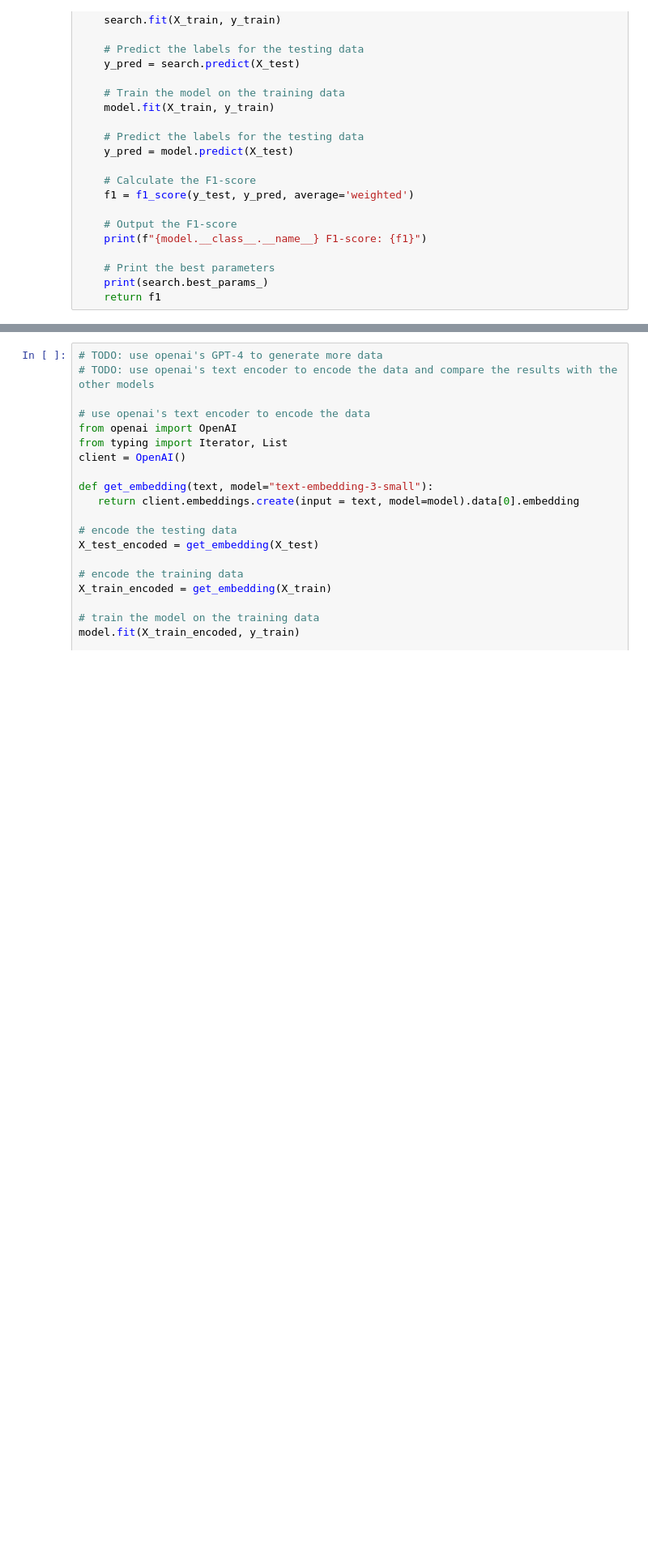
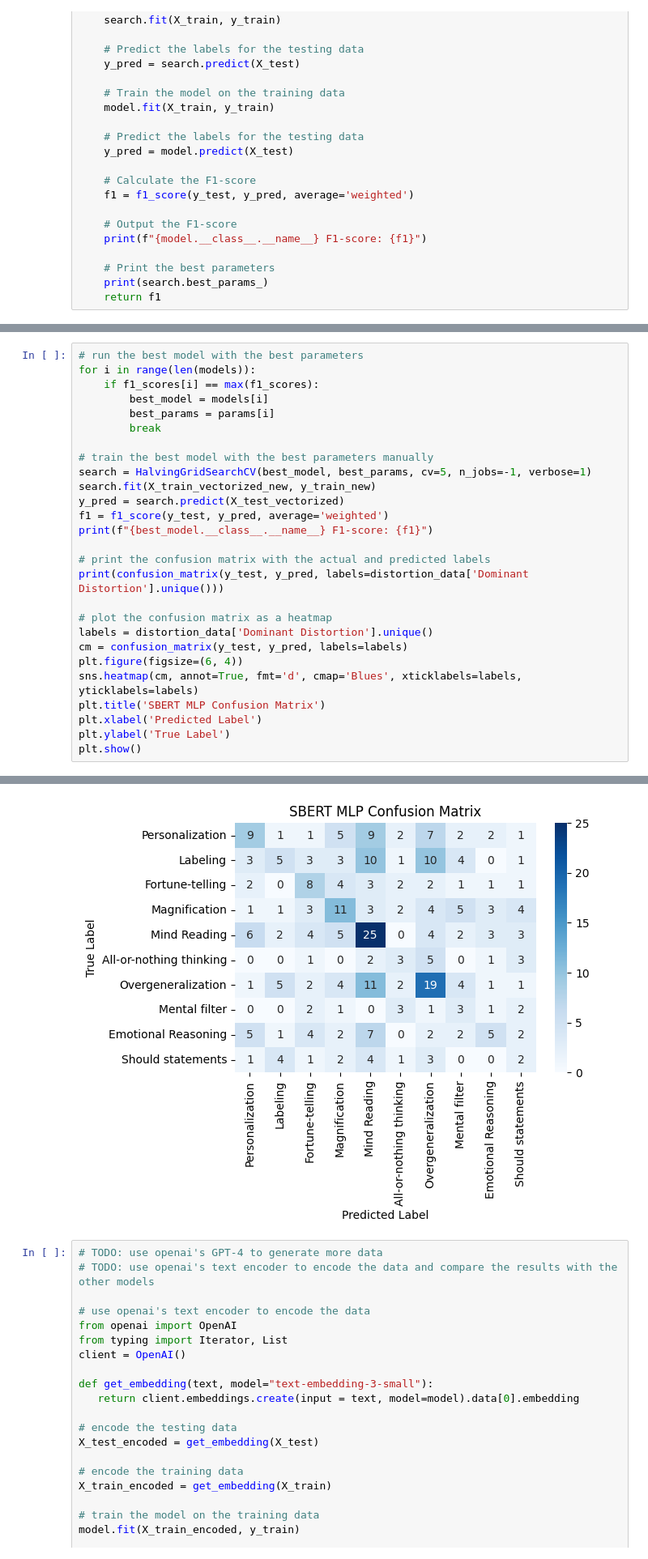
Before and after one commit to cmulholla/QUEST-Distortions, a Jupyter notebook: genDistortionClassification.ipynb, the cells around one changed output, grey strips where cells are left out. Shown: that part at 81% size. Saved outputs shown, nothing was run; the diff lists cells and outputs as text; blank space fills up the shorter version.

```diff
--- a/genDistortionClassification.ipynb
+++ b/genDistortionClassification.ipynb
@@ -323,0 +304,28 @@ plt.show()
+# %%
+# run the best model with the best parameters
+for i in range(len(models)):
+    if f1_scores[i] == max(f1_scores):
+        best_model = models[i]
+        best_params = params[i]
+        break
+
+# train the best model with the best parameters manually
+search = HalvingGridSearchCV(best_model, best_params, cv=5, n_jobs=-1, verbose=1)
+search.fit(X_train_vectorized_new, y_train_new)
+y_pred = search.predict(X_test_vectorized)
+f1 = f1_score(y_test, y_pred, average='weighted')
+print(f"{best_model.__class__.__name__} F1-score: {f1}")
+
+# print the confusion matrix with the actual and predicted labels
+print(confusion_matrix(y_test, y_pred, labels=distortion_data['Dominant Distortion'].unique()))
+
+# plot the confusion matrix as a heatmap
+labels = distortion_data['Dominant Distortion'].unique()
+cm = confusion_matrix(y_test, y_pred, labels=labels)
+plt.figure(figsize=(6, 4))
+sns.heatmap(cm, annot=True, fmt='d', cmap='Blues', xticklabels=labels, yticklabels=labels)
+plt.title('SBERT MLP Confusion Matrix')
+plt.xlabel('Predicted Label')
+plt.ylabel('True Label')
+plt.show()
+# %% [output]
@@ -324,3 +360,4 @@ plt.show()
+[figure, added]
 # %%
 # TODO: use openai's GPT-4 to generate more data
 # TODO: use openai's text encoder to encode the data and compare the results with the other models
```
Also changed, not shown: parts of 8 cells of this notebook, 6 other files.
